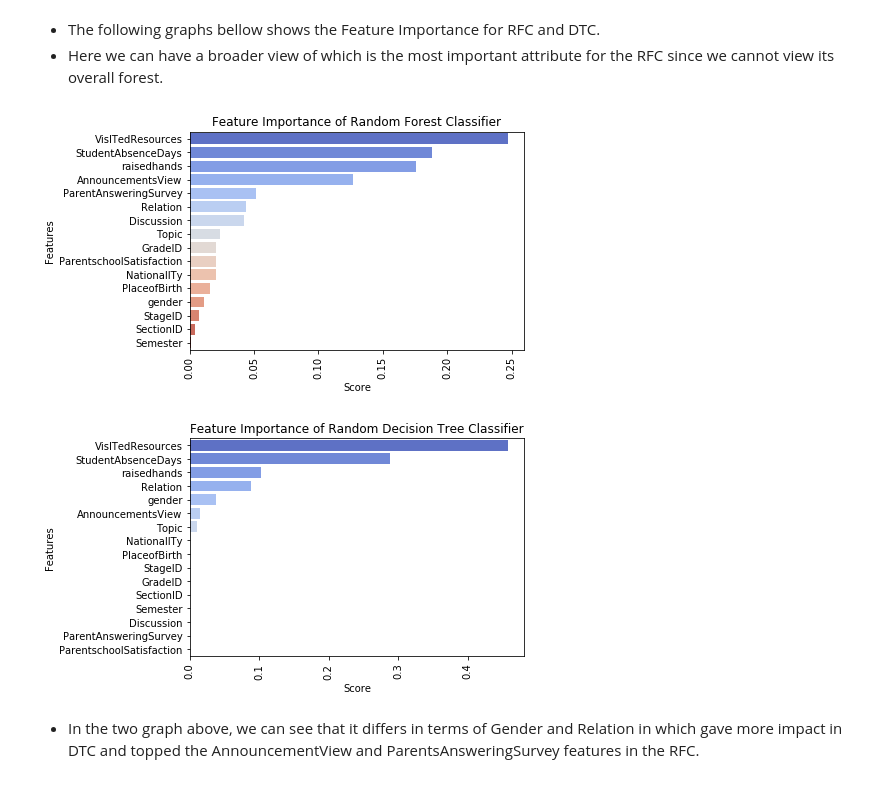
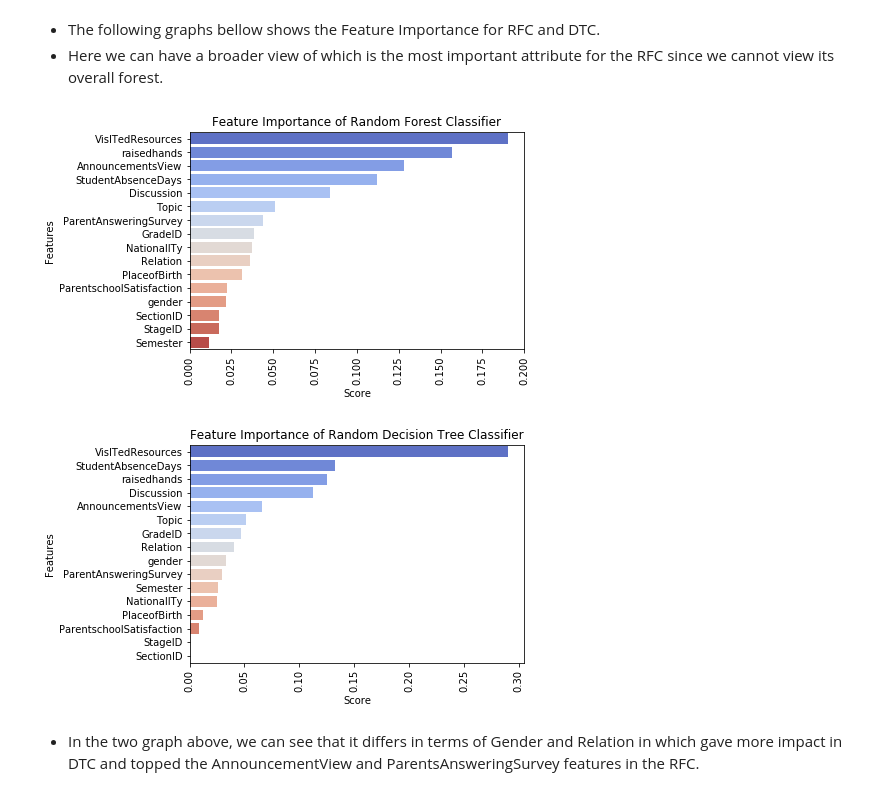
Before and after one commit to carlodizon03/DM-Students-Academic-Performance-, a Jupyter notebook: models.ipynb, the cells around one changed output. Saved outputs shown, nothing was run; the diff lists cells and outputs as text; code cells hidden in the pictures.

```diff
--- a/models.ipynb
+++ b/models.ipynb
@@ -312,8 +275,8 @@ plt.show()
 * Now let us apply these findings to train the RFC and DTC again and let us see if we can get better performance.
 # %%
 models = {
-        'Decision Tree':        DecisionTreeClassifier(max_depth = 12,min_samples_split = 0.2, random_state = 52),
-        'Random Forest':        RandomForestClassifier(max_depth = 18,min_samples_split = 0.1, n_estimators = 400,random_state = 52 )
+        'Decision Tree':        DecisionTreeClassifier(max_depth = 12, random_state = 52),
+        'Random Forest':        RandomForestClassifier(max_depth = 18, n_estimators = 400,random_state = 52 )
          }
 
 keys = []
@@ -382,7 +345,7 @@ plt.show()
 * The following graphs bellow shows the Feature Importance for RFC and DTC.
 * Here we can have a broader view of which is the most important attribute for the RFC since we cannot view its overall forest.
 # %%
-rfc = RandomForestClassifier(max_depth = 18,min_samples_split = 0.1, n_estimators = 300,random_state = 52 ).fit(X_train, y_train)
+rfc = RandomForestClassifier(max_depth = 18, n_estimators = 300,random_state = 52 ).fit(X_train, y_train)
 pred = rfc.fit(X_train, y_train).predict(X_test)
 dn = {'features':Features.columns, 'score':rfc.feature_importances_}
 df = pd.DataFrame.from_dict(data=dn).sort_values(by='score', ascending=False)
@@ -392,19 +355,19 @@ plot.set(xlabel='Score', ylabel='Features',
 plt.setp(plot.get_xticklabels(), rotation=90)
 plt.show()
 # %% [output]
-[figure, old version]
+[figure, new version]
 # %%
-dt =DecisionTreeClassifier(max_depth = 12,min_samples_split = 0.2, random_state = 52).fit(X_train, y_train)
+dt =DecisionTreeClassifier(max_depth = 12, random_state = 52).fit(X_train, y_train)
 pred = dt.fit(X_train, y_train).predict(X_test)
 dn = {'features':Features.columns, 'score':dt.feature_importances_}
 df = pd.DataFrame.from_dict(data=dn).sort_values(by='score', ascending=False)
 plot = sns.barplot(x='score', y='features', data=df, orient='h', palette='coolwarm')
 plot.set(xlabel='Score', ylabel='Features',
          title='Feature Importance of Random Decision Tree Classifier')
 plt.setp(plot.get_xticklabels(), rotation=90)
 plt.show()
 # %% [output]
-[figure, old version]
+[figure, new version]
 # %% [markdown]
 * In the two graph above, we can see that it differs in terms of Gender and Relation in which gave more impact in DTC and topped the AnnouncementView and ParentsAnsweringSurvey features in the RFC.
 # %% [markdown]
```
Also changed, not shown: parts of 10 cells of this notebook.
